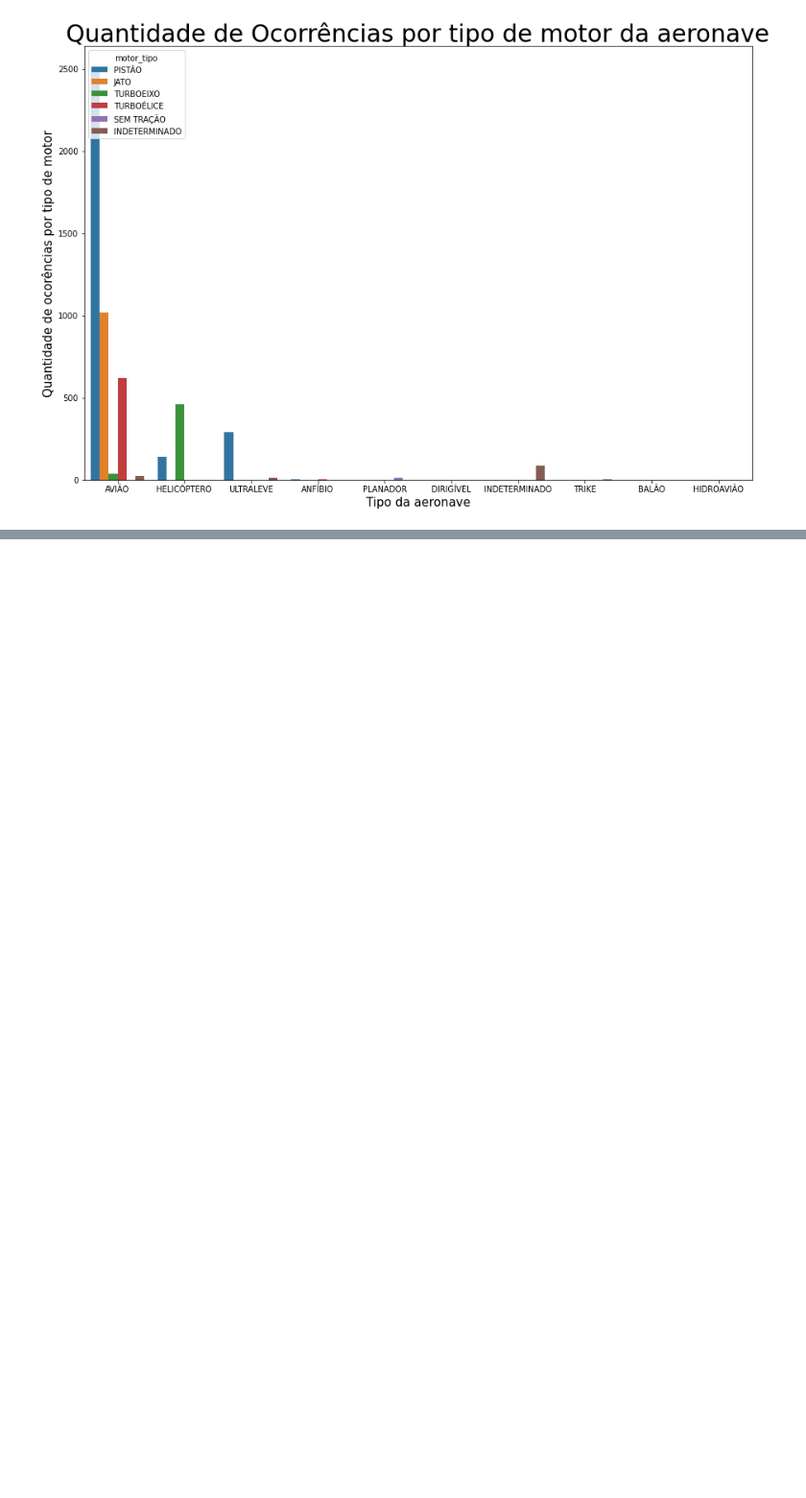
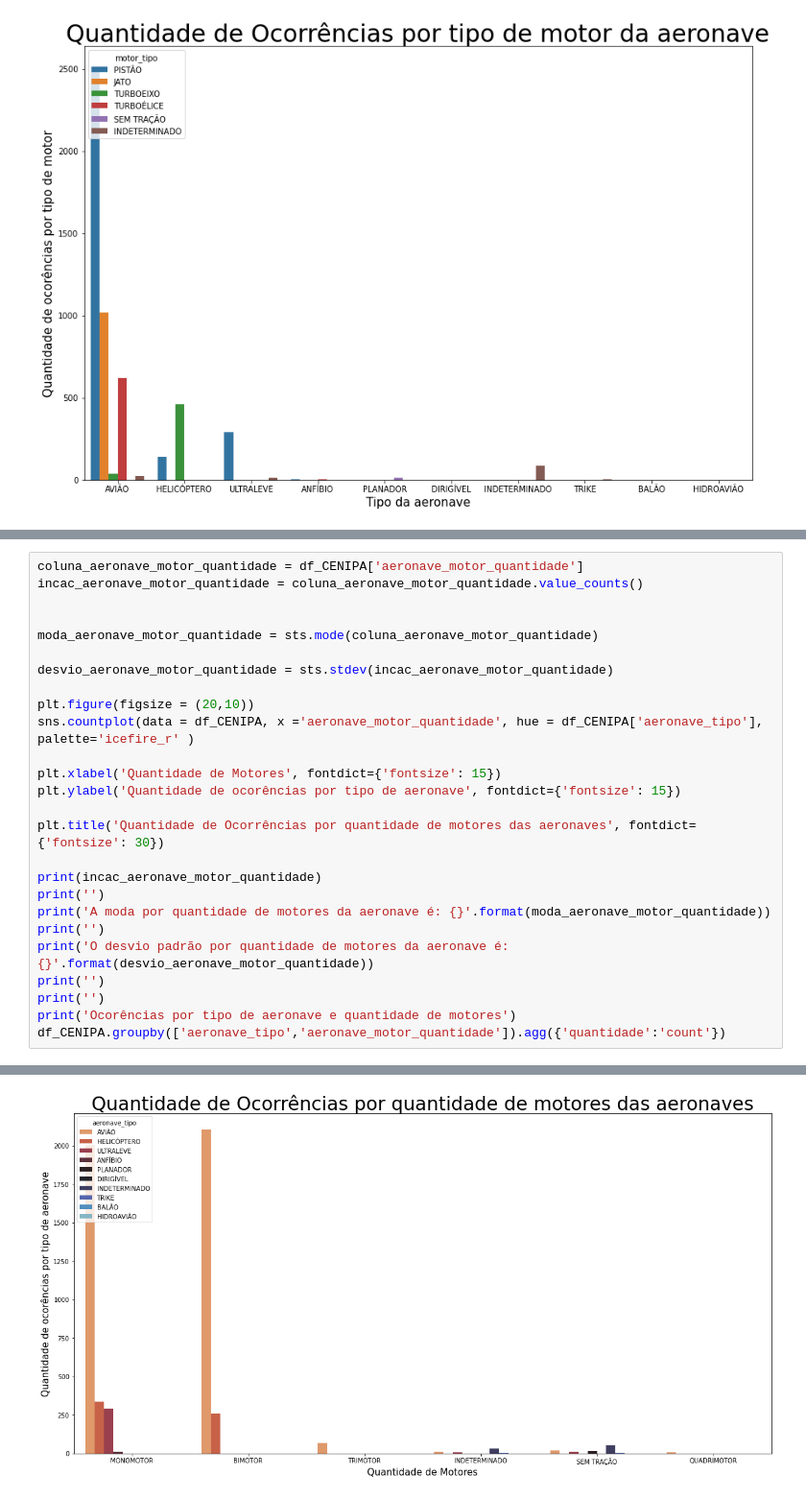
Before and after one commit to SouzaAllan/ESTUDO_CENIPA_2010-2019, a Jupyter notebook: PROJETO V2/PROJETO V2.ipynb, the cells around one changed output, grey strips where cells are left out. Shown at 96% size. Saved outputs shown, nothing was run; the diff lists cells and outputs as text; blank space fills up the shorter version.

```diff
--- a/PROJETO V2/PROJETO V2.ipynb
+++ b/PROJETO V2/PROJETO V2.ipynb
@@ -905,0 +962,27 @@ Top 10 Ocorências por fabricante da aeronave
+# %%
+coluna_aeronave_motor_quantidade = df_CENIPA['aeronave_motor_quantidade']
+incac_aeronave_motor_quantidade = coluna_aeronave_motor_quantidade.value_counts()
+
+
+moda_aeronave_motor_quantidade = sts.mode(coluna_aeronave_motor_quantidade)
+
+desvio_aeronave_motor_quantidade = sts.stdev(incac_aeronave_motor_quantidade)
+
+plt.figure(figsize = (20,10))
+sns.countplot(data = df_CENIPA, x ='aeronave_motor_quantidade', hue = df_CENIPA['aeronave_tipo'], palette='icefire_r' )
+
+plt.xlabel('Quantidade de Motores', fontdict={'fontsize': 15})
+plt.ylabel('Quantidade de ocorências por tipo de aeronave', fontdict={'fontsize': 15})
+
+plt.title('Quantidade de Ocorrências por quantidade de motores das aeronaves', fontdict={'fontsize': 30})
+
+print(incac_aeronave_motor_quantidade)
+print('')
+print('A moda por quantidade de motores da aeronave é: {}'.format(moda_aeronave_motor_quantidade))
+print('')
+print('O desvio padrão por quantidade de motores da aeronave é: {}'.format(desvio_aeronave_motor_quantidade))
+print('')
+print('')
+print('Ocorências por tipo de aeronave e quantidade de motores')
+df_CENIPA.groupby(['aeronave_tipo','aeronave_motor_quantidade']).agg({'quantidade':'count'})
+# %% [output]
@@ -905,0 +1021 @@ Top 10 Ocorências por fabricante da aeronave
+[figure, added]
```
Also changed, not shown: parts of 19 cells of this notebook.
